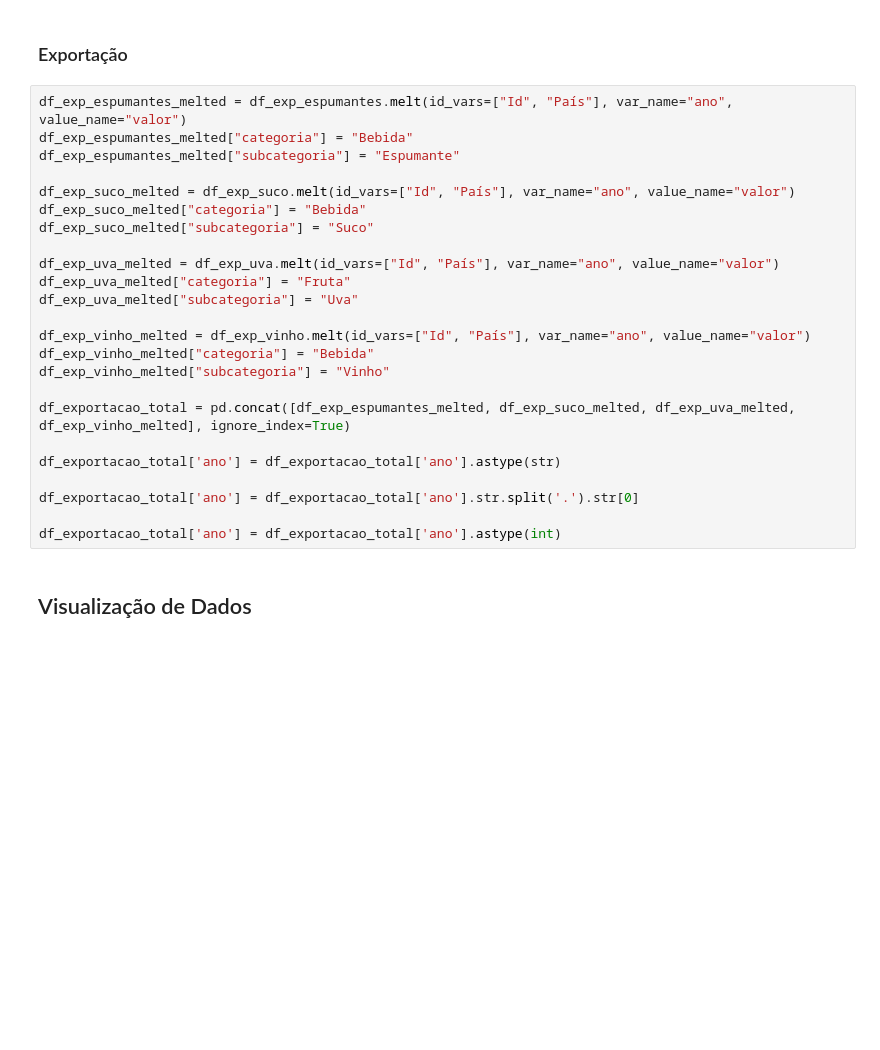
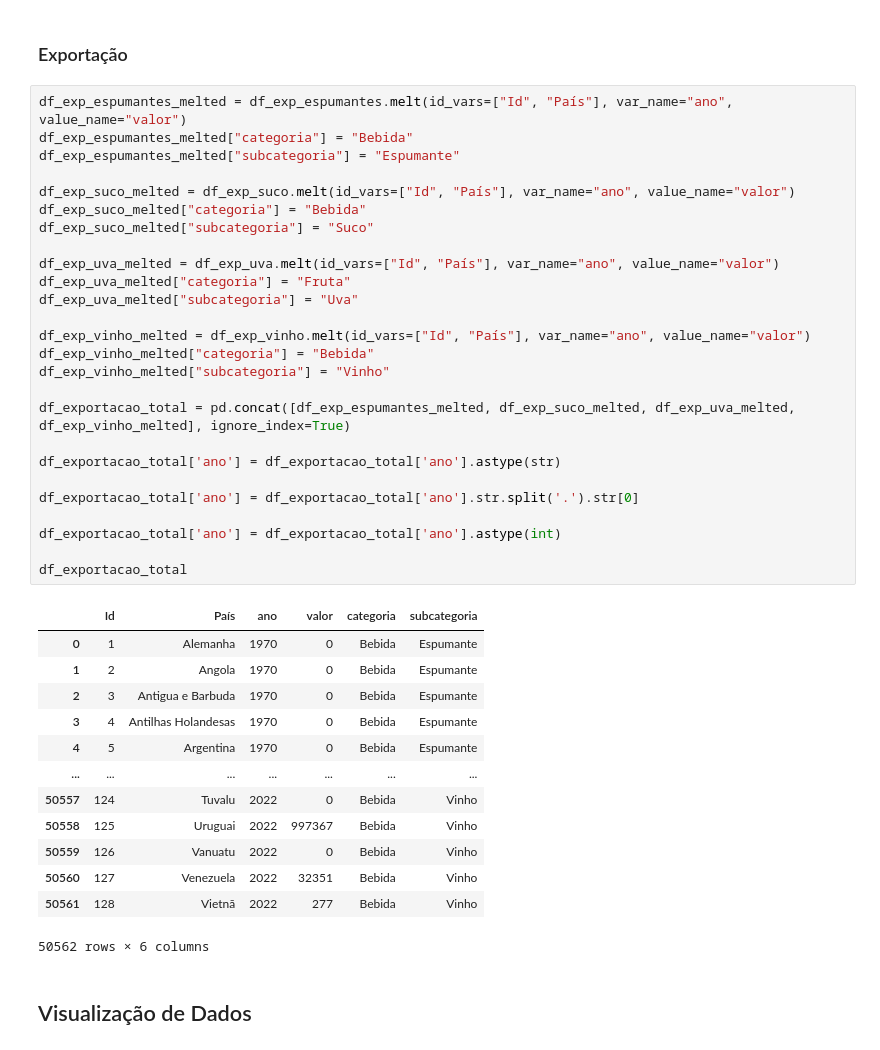
Before and after one commit to nineteens/tech-challenges, a Jupyter notebook: projetos/vinho/analise_exploratoria.ipynb, the cells around one changed output. Saved outputs shown, nothing was run; the diff lists cells and outputs as text; blank space fills up the shorter version.

```diff
--- a/projetos/vinho/analise_exploratoria.ipynb
+++ b/projetos/vinho/analise_exploratoria.ipynb
@@ -72,26 +100,42 @@ df_produção = pd.read_csv(f"{path_dados_vinho}Producao.csv", sep=";")
 # %%
 df_exp_espumantes_melted = df_exp_espumantes.melt(id_vars=["Id", "País"], var_name="ano", value_name="valor")
 df_exp_espumantes_melted["categoria"] = "Bebida"
 df_exp_espumantes_melted["subcategoria"] = "Espumante"
 
 df_exp_suco_melted = df_exp_suco.melt(id_vars=["Id", "País"], var_name="ano", value_name="valor")
 df_exp_suco_melted["categoria"] = "Bebida"
 df_exp_suco_melted["subcategoria"] = "Suco"
 
 df_exp_uva_melted = df_exp_uva.melt(id_vars=["Id", "País"], var_name="ano", value_name="valor")
 df_exp_uva_melted["categoria"] = "Fruta"
 df_exp_uva_melted["subcategoria"] = "Uva"
 
 df_exp_vinho_melted = df_exp_vinho.melt(id_vars=["Id", "País"], var_name="ano", value_name="valor")
 df_exp_vinho_melted["categoria"] = "Bebida"
 df_exp_vinho_melted["subcategoria"] = "Vinho"
 
 df_exportacao_total = pd.concat([df_exp_espumantes_melted, df_exp_suco_melted, df_exp_uva_melted, df_exp_vinho_melted], ignore_index=True)
 
 df_exportacao_total['ano'] = df_exportacao_total['ano'].astype(str)
 
 df_exportacao_total['ano'] = df_exportacao_total['ano'].str.split('.').str[0]
 
 df_exportacao_total['ano'] = df_exportacao_total['ano'].astype(int)
+
+df_exportacao_total
+# %% [output]
+|  | Id | País | ano | valor | categoria | subcategoria |
+| 0 | 1 | Alemanha | 1970 | 0 | Bebida | Espumante |
+| 1 | 2 | Angola | 1970 | 0 | Bebida | Espumante |
+| 2 | 3 | Antigua e Barbuda | 1970 | 0 | Bebida | Espumante |
+| 3 | 4 | Antilhas Holandesas | 1970 | 0 | Bebida | Espumante |
+| 4 | 5 | Argentina | 1970 | 0 | Bebida | Espumante |
+| ... | ... | ... | ... | ... | ... | ... |
+| 50557 | 124 | Tuvalu | 2022 | 0 | Bebida | Vinho |
+| 50558 | 125 | Uruguai | 2022 | 997367 | Bebida | Vinho |
+| 50559 | 126 | Vanuatu | 2022 | 0 | Bebida | Vinho |
+| 50560 | 127 | Venezuela | 2022 | 32351 | Bebida | Vinho |
+| 50561 | 128 | Vietnã | 2022 | 277 | Bebida | Vinho |
+50562 rows × 6 columns
 # %% [markdown]
 ## Visualização de Dados
```
Also changed, not shown: parts of 10 cells of this notebook.
